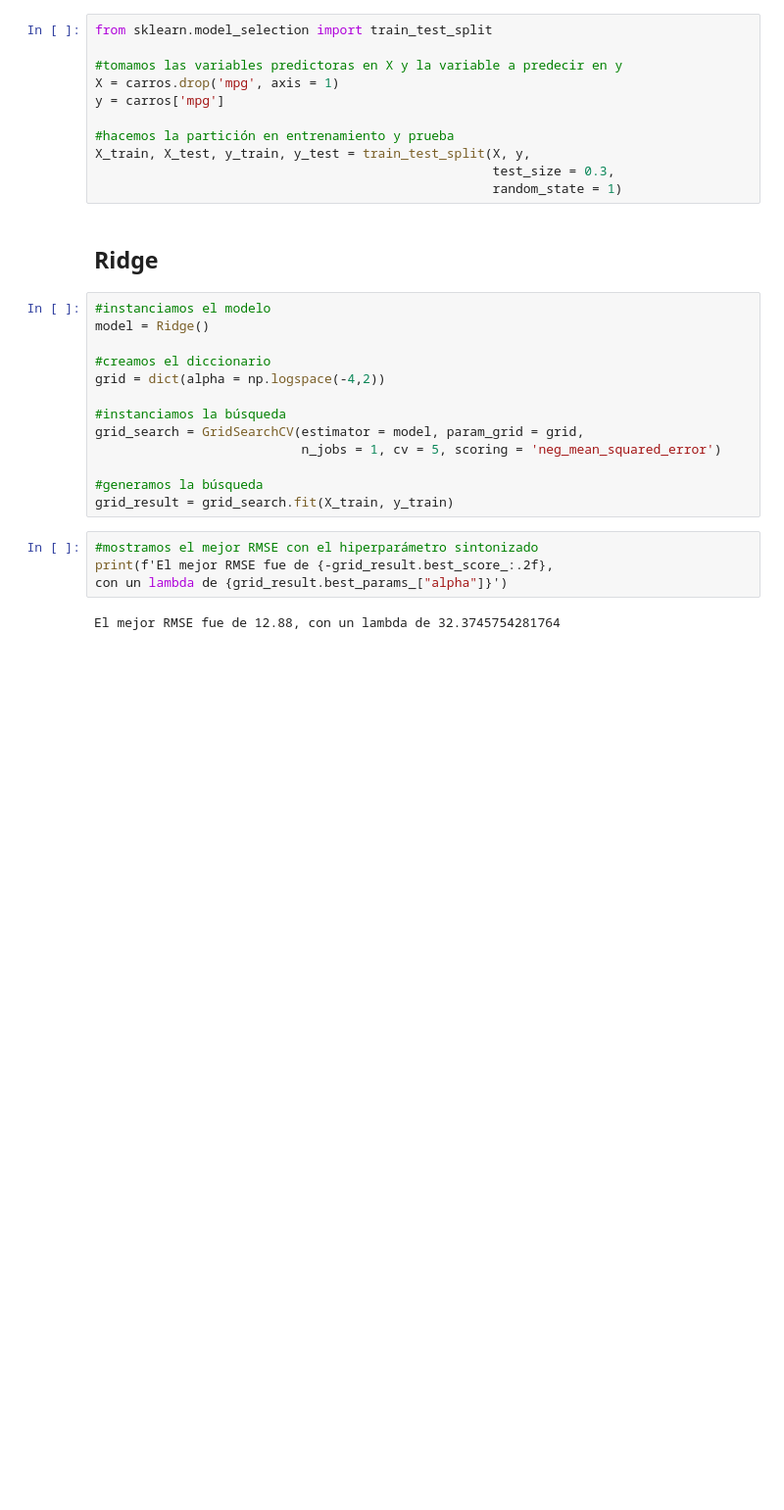
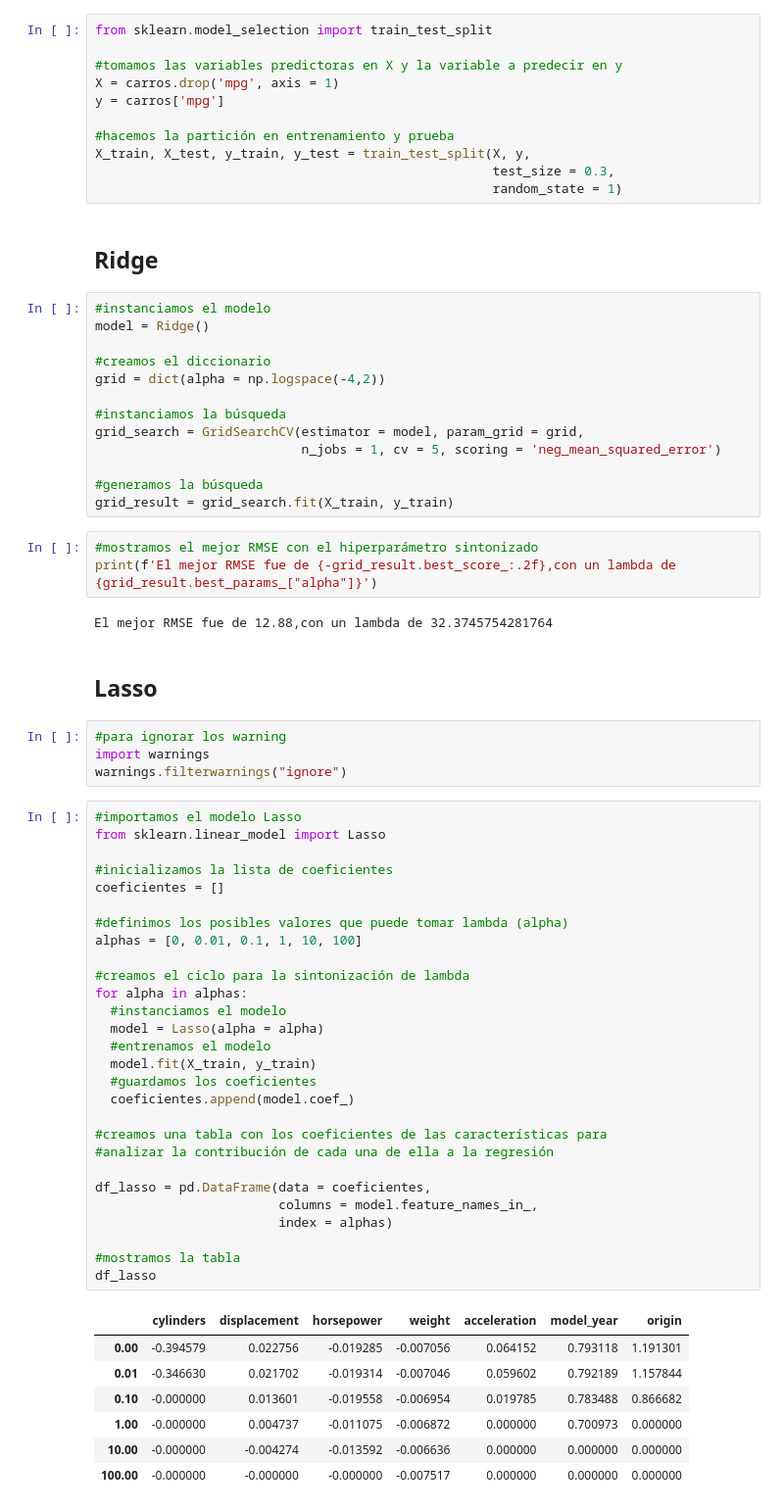
Before and after one commit to EAFIT-BI/Supervised-Learning-2024-II, a Jupyter notebook: Modelos_de_regresión_regularizados.ipynb, the cells around one changed output. Shown at 98% size. Saved outputs shown, nothing was run; the diff lists cells and outputs as text; blank space fills up the shorter version.

```diff
--- a/Modelos_de_regresión_regularizados.ipynb
+++ b/Modelos_de_regresión_regularizados.ipynb
@@ -239,7 +245,48 @@ grid_search = GridSearchCV(estimator = model, param_grid = grid,
 grid_result = grid_search.fit(X_train, y_train)
 # %%
 #mostramos el mejor RMSE con el hiperparámetro sintonizado
-print(f'El mejor RMSE fue de {-grid_result.best_score_:.2f},
-con un lambda de {grid_result.best_params_["alpha"]}')
+print(f'El mejor RMSE fue de {-grid_result.best_score_:.2f},con un lambda de {grid_result.best_params_["alpha"]}')
 # %% [output]
-El mejor RMSE fue de 12.88, con un lambda de 32.3745754281764
+El mejor RMSE fue de 12.88,con un lambda de 32.3745754281764
+# %% [markdown]
+## Lasso
+# %%
+#para ignorar los warning
+import warnings
+warnings.filterwarnings("ignore")
+# %%
+#importamos el modelo Lasso
+from sklearn.linear_model import Lasso
+
+#inicializamos la lista de coeficientes
+coeficientes = []
+
+#definimos los posibles valores que puede tomar lambda (alpha)
+alphas = [0, 0.01, 0.1, 1, 10, 100]
+
+#creamos el ciclo para la sintonización de lambda
+for alpha in alphas:
+  #instanciamos el modelo
+  model = Lasso(alpha = alpha)
+  #entrenamos el modelo
+  model.fit(X_train, y_train)
+  #guardamos los coeficientes
+  coeficientes.append(model.coef_)
+
+#creamos una tabla con los coeficientes de las características para
+#analizar la contribución de cada una de ella a la regresión
+
+df_lasso = pd.DataFrame(data = coeficientes,
+                        columns = model.feature_names_in_,
+                        index = alphas)
+
+#mostramos la tabla
+df_lasso
+# %% [output]
+|  | cylinders | displacement | horsepower | weight | acceleration | model_year | origin |
+| 0.00 | -0.394579 | 0.022756 | -0.019285 | -0.007056 | 0.064152 | 0.793118 | 1.191301 |
+| 0.01 | -0.346630 | 0.021702 | -0.019314 | -0.007046 | 0.059602 | 0.792189 | 1.157844 |
+| 0.10 | -0.000000 | 0.013601 | -0.019558 | -0.006954 | 0.019785 | 0.783488 | 0.866682 |
+| 1.00 | -0.000000 | 0.004737 | -0.011075 | -0.006872 | 0.000000 | 0.700973 | 0.000000 |
+| 10.00 | -0.000000 | -0.004274 | -0.013592 | -0.006636 | 0.000000 | 0.000000 | 0.000000 |
+| 100.00 | -0.000000 | -0.000000 | -0.000000 | -0.007517 | 0.000000 | 0.000000 | 0.000000 |
```
Also changed, not shown: parts of 15 cells of this notebook.
